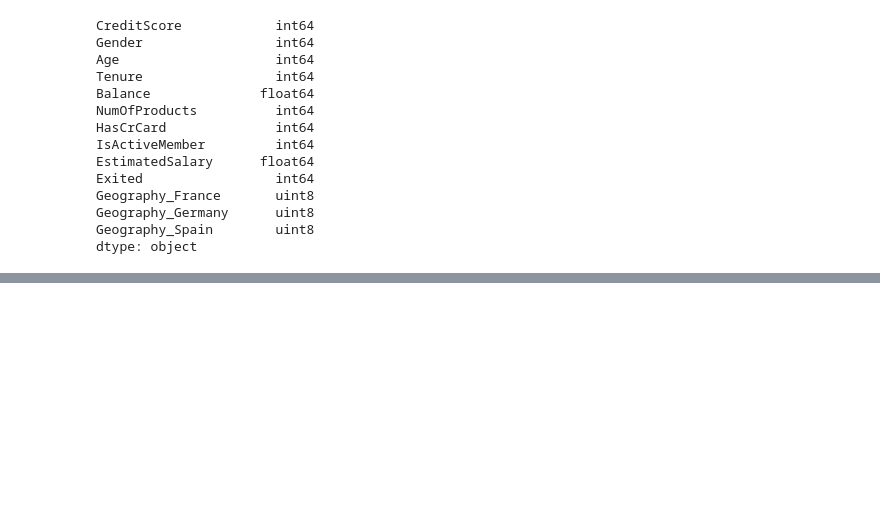
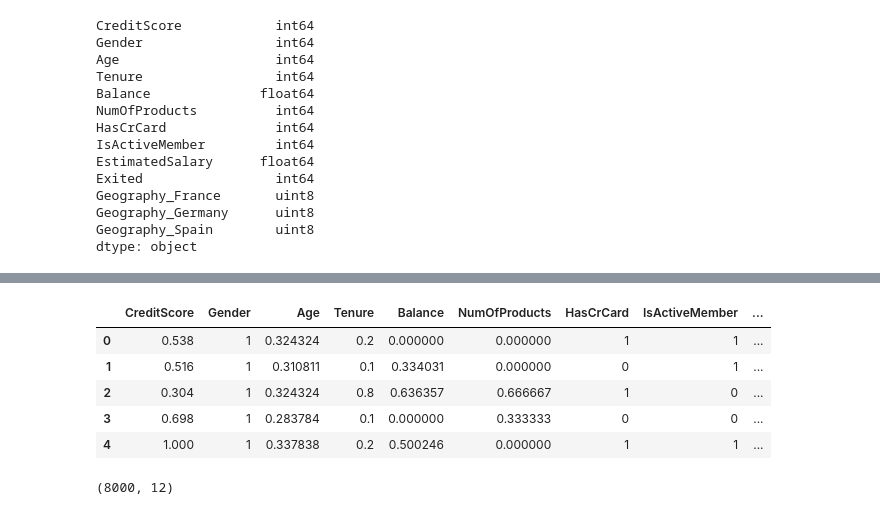
Before and after one commit to ViniciusLippel/Churn-Prediction, a Jupyter notebook: churn_analysis.ipynb, the cells around one changed output, grey strips where cells are left out. Drawn from its saved outputs; the diff is of its cells as text; code cells hidden in the pictures; blank space fills up the shorter version.

```diff
--- a/churn_analysis.ipynb
+++ b/churn_analysis.ipynb
@@ -121,0 +124,9 @@ NameError: name 'MinMaxScaler' is not defined
+# %%
+df.head()
+# %% [output]
+|  | CreditScore | Gender | Age | Tenure | Balance | NumOfProducts | HasCrCard | IsActiveMember | ... |
+| 0 | 0.538 | 1 | 0.324324 | 0.2 | 0.000000 | 0.000000 | 1 | 1 | ... |
+| 1 | 0.516 | 1 | 0.310811 | 0.1 | 0.334031 | 0.000000 | 0 | 1 | ... |
+| 2 | 0.304 | 1 | 0.324324 | 0.8 | 0.636357 | 0.666667 | 1 | 0 | ... |
+| 3 | 0.698 | 1 | 0.283784 | 0.1 | 0.000000 | 0.333333 | 0 | 0 | ... |
+| 4 | 1.000 | 1 | 0.337838 | 0.2 | 0.500246 | 0.000000 | 1 | 1 | ... |
@@ -121,0 +136,5 @@ NameError: name 'MinMaxScaler' is not defined
+# %%
+x_train, x_test, y_train, y_test = train_test_split(x, y, test_size=0.2, random_state=5)
+x_train.shape
+# %% [output]
+(8000, 12)
```
Also changed, not shown: parts of 9 cells of this notebook.
